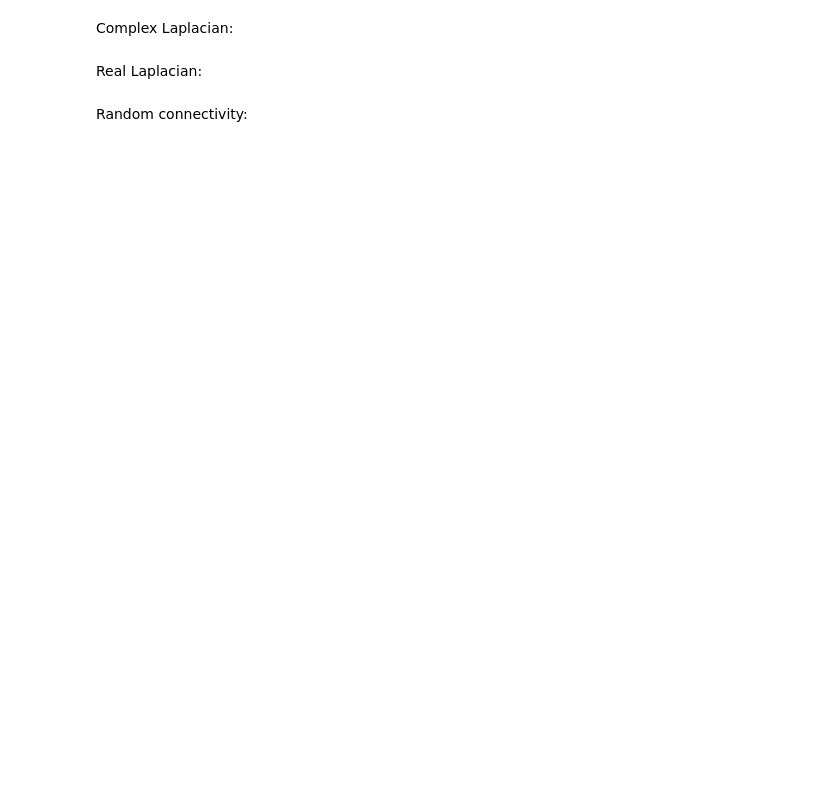
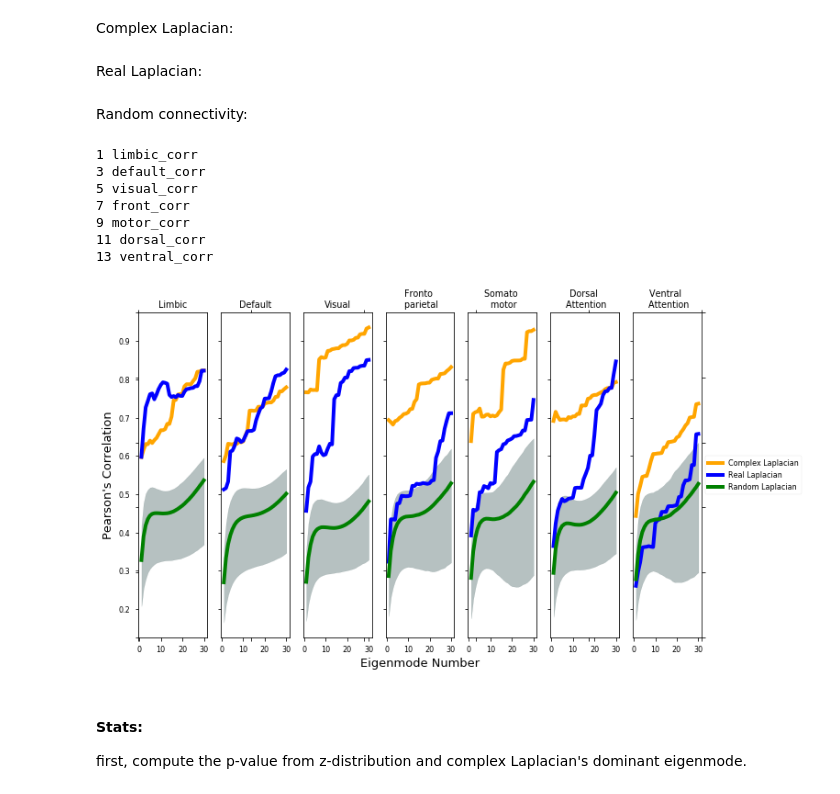
Before and after one commit to axiezai/complex_laplacian, a Jupyter notebook: notebooks/regular_random_laplacian.ipynb, the cells around one changed output. Saved outputs shown, nothing was run; the diff lists cells and outputs as text; code cells hidden in the pictures; blank space fills up the shorter version.

Commit message:
added pearson optimization with 2 parameters and added stat component to regular lap notebook

```diff
--- a/notebooks/regular_random_laplacian.ipynb
+++ b/notebooks/regular_random_laplacian.ipynb
@@ -381,7 +382,7 @@ with plt.style.context('seaborn-paper'):
 #### Repeat the same procedure but with Pearson correlation:
 # %%
 # load Pearson R optimized parameters:
-opt_param = np.zeros([len(fc_names), 3])
+opt_param = np.zeros([len(fc_names), 2])
 
 ## Load the optimized parameters first
 h5_path = os.path.join(data_dir, "default_pearson.h5")
@@ -586,33 +587,47 @@ upper_cf = np.zeros([len(fc_names), K])
 lower_cf = np.zeros(upper_cf.shape)
 x = np.arange(1,K+1) # 1-K integers for x axis for number of eigenmodes
 rdn_pearson_mean = np.zeros([len(fc_names), K])
+z_allfc = np.zeros([len(fc_names), K, rng_runs])
 
 c = 0
 for i, keys in enumerate(cdist.keys()):
     if (i&1 == 1):
         print(i, keys)
         rdn_pearson_mean[c,:] = np.mean(cdist[keys], axis = 1)
         upper_cf[c,:], lower_cf[c,:], _ = get_zscore(cdist[keys])
         c += 1
 
-with plt.style.context('ggplot'):
+with plt.style.context('seaborn-paper'):
     fit_fig, fit_ax = plt.subplots(1,7, figsize = (11,6.5), sharey = True)
     for i, ax in enumerate(fit_ax):
         ax.plot(x, corr_comp[0:K,i], color = 'orange', linewidth = LW)
         ax.plot(x, corr_reg[0:K,i], color = 'blue', linewidth = LW)
         ax.plot(x, rdn_pearson_mean[i,:], color = 'green', linewidth = LW)
         ax.xaxis.set_major_locator(plt.MultipleLocator(10))
         ax.title.set_text(fc_names[i])
         ax.fill_between(x, rdn_pearson_mean[i,:] - lower_cf[i,:], rdn_pearson_mean[i,:] + upper_cf[i,:],
                    color = 'darkslategray', alpha = 0.35)
 
     plt.legend(['Complex Laplacian', 'Real Laplacian', 'Random Laplacian'],
               loc = 'center left', bbox_to_anchor = (1, 0.5))
 
     fit_fig.add_subplot(1,1,1, frameon = False)
     plt.tick_params(labelcolor='none', top='off', bottom='off', left='off', right='off')
     plt.grid(False)
     plt.ylabel(string.capwords("Pearson's Correlation"), fontsize = 13)
     plt.xlabel('Eigenmode Number', fontsize = 13)
 
-    #plt.savefig('../figures/fig6/pearson.png', dpi = 300, bbox_inches = 'tight')
+    plt.savefig('../figures/fig6/pearson.png', dpi = 300, bbox_inches = 'tight')
+# %% [output]
+1 limbic_corr
+3 default_corr
+5 visual_corr
+7 front_corr
+9 motor_corr
+11 dorsal_corr
+13 ventral_corr
+[figure, added]
+# %% [markdown]
+#### Stats:
+
+first, compute the p-value from z-distribution and complex Laplacian's dominant eigenmode.
```
Also changed, not shown: parts of 12 cells of this notebook, 5 other files.
